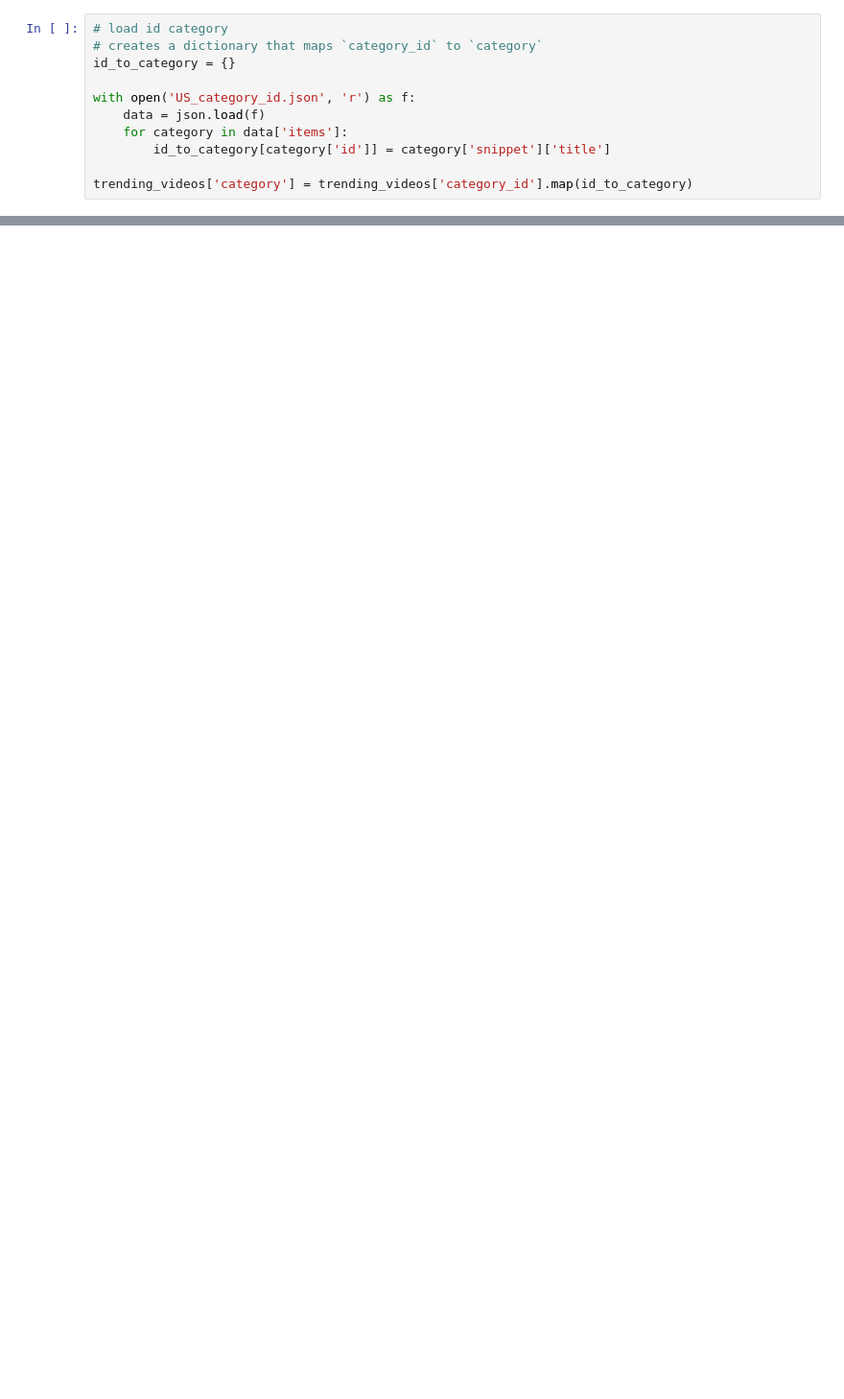
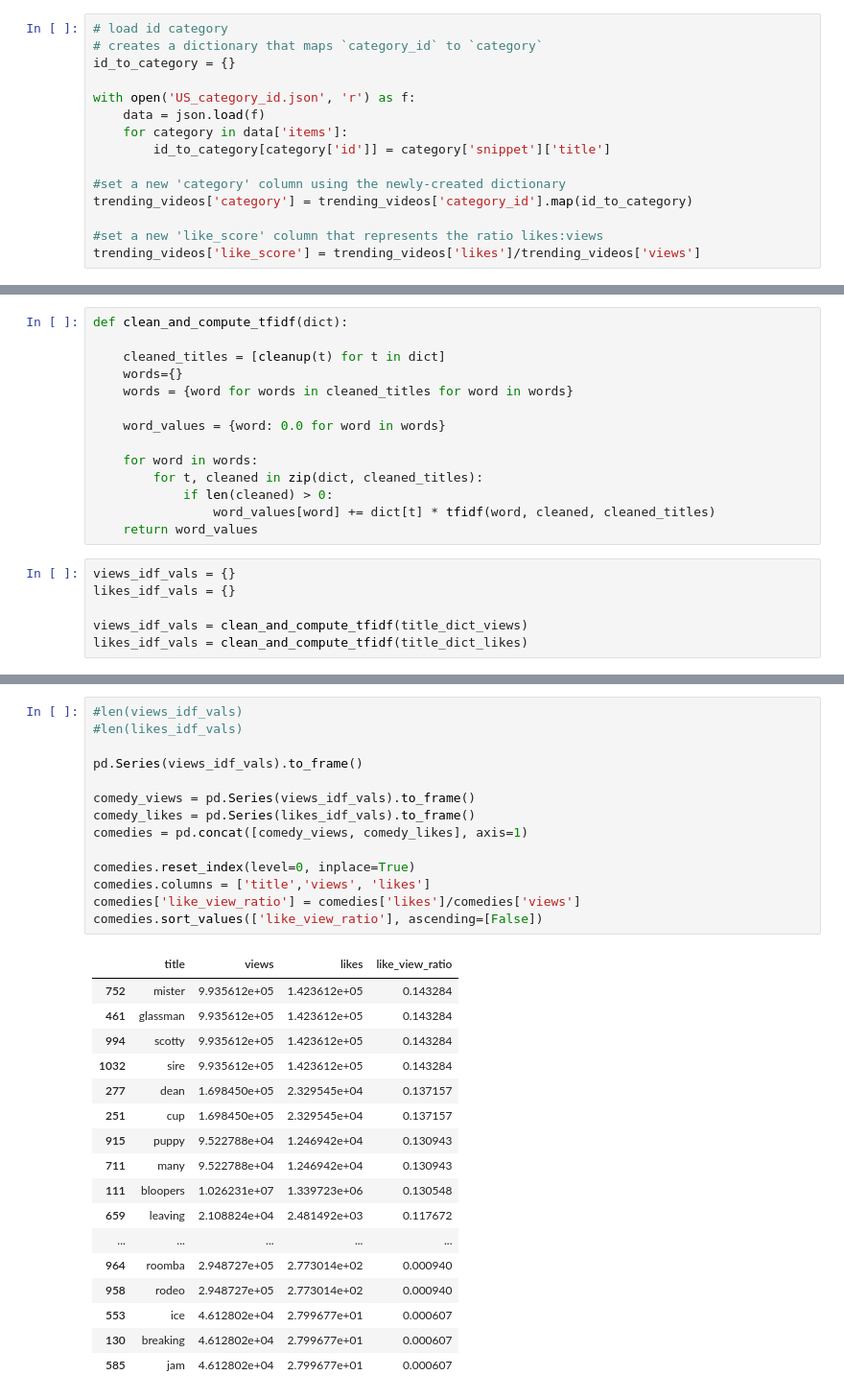
Before and after one commit to louiskonig/best-words-on-youtube-titles, a Jupyter notebook: Best_Youtube_Titles.ipynb, the cells around one changed output, grey strips where cells are left out. Shown at 96% size. Cells and saved outputs as stored; diff of their text form; blank space fills up the shorter version.

```diff
--- a/Best_Youtube_Titles.ipynb
+++ b/Best_Youtube_Titles.ipynb
@@ -51,4 +62,8 @@ with open('US_category_id.json', 'r') as f:
     for category in data['items']:
         id_to_category[category['id']] = category['snippet']['title']
 
+#set a new 'category' column using the newly-created dictionary
 trending_videos['category'] = trending_videos['category_id'].map(id_to_category)
+
+#set a new 'like_score' column that represents the ratio likes:views
+trending_videos['like_score'] = trending_videos['likes']/trending_videos['views']
@@ -63,0 +305,20 @@ trending_videos.head()
+# %%
+def clean_and_compute_tfidf(dict):
+
+    cleaned_titles = [cleanup(t) for t in dict]
+    words={}
+    words = {word for words in cleaned_titles for word in words}
+
+    word_values = {word: 0.0 for word in words}
+
+    for word in words:
+        for t, cleaned in zip(dict, cleaned_titles):
+            if len(cleaned) > 0:
+                word_values[word] += dict[t] * tfidf(word, cleaned, cleaned_titles)
+    return word_values
+# %%
+views_idf_vals = {}
+likes_idf_vals = {}
+
+views_idf_vals = clean_and_compute_tfidf(title_dict_views)
+likes_idf_vals = clean_and_compute_tfidf(title_dict_likes)
@@ -63,0 +370,32 @@ trending_videos.head()
+# %%
+#len(views_idf_vals)
+#len(likes_idf_vals)
+
+pd.Series(views_idf_vals).to_frame()
+
+comedy_views = pd.Series(views_idf_vals).to_frame()
+comedy_likes = pd.Series(likes_idf_vals).to_frame()
+comedies = pd.concat([comedy_views, comedy_likes], axis=1)
+
+comedies.reset_index(level=0, inplace=True)
+comedies.columns = ['title','views', 'likes']
+comedies['like_view_ratio'] = comedies['likes']/comedies['views']
+comedies.sort_values(['like_view_ratio'], ascending=[False])
+# %% [output]
+|  | title | views | likes | like_view_ratio |
+| 752 | mister | 9.935612e+05 | 1.423612e+05 | 0.143284 |
+| 461 | glassman | 9.935612e+05 | 1.423612e+05 | 0.143284 |
+| 994 | scotty | 9.935612e+05 | 1.423612e+05 | 0.143284 |
+| 1032 | sire | 9.935612e+05 | 1.423612e+05 | 0.143284 |
+| 277 | dean | 1.698450e+05 | 2.329545e+04 | 0.137157 |
+| 251 | cup | 1.698450e+05 | 2.329545e+04 | 0.137157 |
+| 915 | puppy | 9.522788e+04 | 1.246942e+04 | 0.130943 |
+| 711 | many | 9.522788e+04 | 1.246942e+04 | 0.130943 |
+| 111 | bloopers | 1.026231e+07 | 1.339723e+06 | 0.130548 |
+| 659 | leaving | 2.108824e+04 | 2.481492e+03 | 0.117672 |
+| ... | ... | ... | ... | ... |
+| 964 | roomba | 2.948727e+05 | 2.773014e+02 | 0.000940 |
+| 958 | rodeo | 2.948727e+05 | 2.773014e+02 | 0.000940 |
+| 553 | ice | 4.612802e+04 | 2.799677e+01 | 0.000607 |
+| 130 | breaking | 4.612802e+04 | 2.799677e+01 | 0.000607 |
+| 585 | jam | 4.612802e+04 | 2.799677e+01 | 0.000607 |
```
Also changed, not shown: parts of 24 cells of this notebook, 1 other file.
